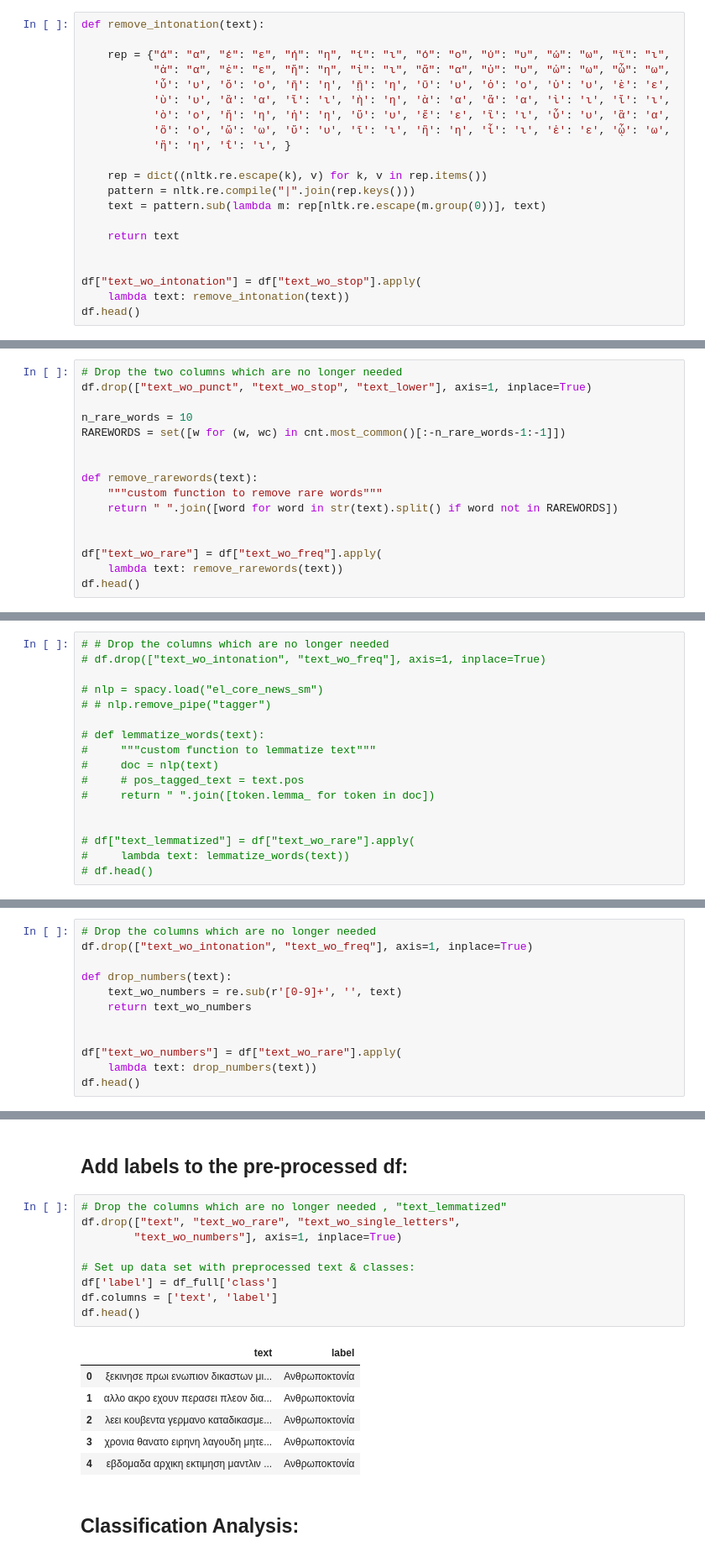
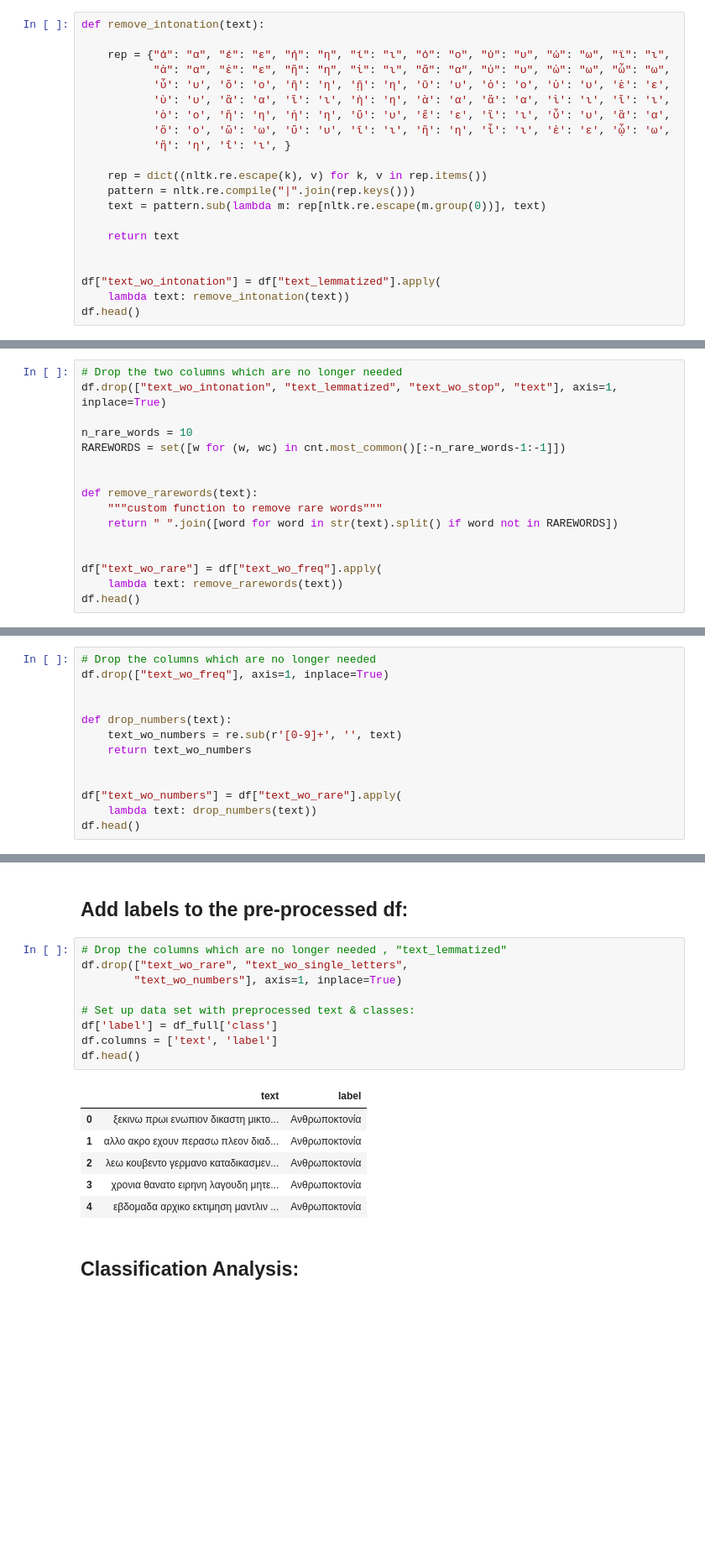
Before and after one commit to openlabathens/article-classification, a Jupyter notebook: article_classification.ipynb, the cells around one changed output, grey strips where cells are left out. Shown: that part at 84% size. Cells and saved outputs as stored; diff of their text form; blank space fills up the shorter version.

```diff
--- a/article_classification.ipynb
+++ b/article_classification.ipynb
@@ -141,7 +174,7 @@ def remove_intonation(text):
     return text
 
 
-df["text_wo_intonation"] = df["text_wo_stop"].apply(
+df["text_wo_intonation"] = df["text_lemmatized"].apply(
     lambda text: remove_intonation(text))
 df.head()
 # %% [output]
@@ -218,6 +249,6 @@ cnt.most_common()[:-10-1:-1]
 # %%
 # Drop the two columns which are no longer needed
-df.drop(["text_wo_punct", "text_wo_stop", "text_lower"], axis=1, inplace=True)
+df.drop(["text_wo_intonation", "text_lemmatized", "text_wo_stop", "text"], axis=1, inplace=True)
 
 n_rare_words = 10
 RAREWORDS = set([w for (w, wc) in cnt.most_common()[:-n_rare_words-1:-1]])
@@ -243,17 +274,13 @@ df.head()
 # %%
-# # Drop the columns which are no longer needed
-# df.drop(["text_wo_intonation", "text_wo_freq"], axis=1, inplace=True)
-
-# nlp = spacy.load("el_core_news_sm")
-# # nlp.remove_pipe("tagger")
-
-# def lemmatize_words(text):
-#     """custom function to lemmatize text"""
-#     doc = nlp(text)
-#     # pos_tagged_text = text.pos
-#     return " ".join([token.lemma_ for token in doc])
+# Drop the columns which are no longer needed
+df.drop(["text_wo_freq"], axis=1, inplace=True)
 
 
-# df["text_lemmatized"] = df["text_wo_rare"].apply(
-#     lambda text: lemmatize_words(text))
-# df.head()
+def drop_numbers(text):
+    text_wo_numbers = re.sub(r'[0-9]+', '', text)
+    return text_wo_numbers
+
+
+df["text_wo_numbers"] = df["text_wo_rare"].apply(
+    lambda text: drop_numbers(text))
+df.head()
@@ -262,12 +293,0 @@ df.head()
-# %%
-# Drop the columns which are no longer needed
-df.drop(["text_wo_intonation", "text_wo_freq"], axis=1, inplace=True)
-
-def drop_numbers(text):
-    text_wo_numbers = re.sub(r'[0-9]+', '', text)
-    return text_wo_numbers
-
-
-df["text_wo_numbers"] = df["text_wo_rare"].apply(
-    lambda text: drop_numbers(text))
-df.head()
@@ -317,20 +334,20 @@ df.head()
 ## Add labels to the pre-processed df:
 # %%
 # Drop the columns which are no longer needed , "text_lemmatized"
-df.drop(["text", "text_wo_rare", "text_wo_single_letters",
+df.drop(["text_wo_rare", "text_wo_single_letters",
         "text_wo_numbers"], axis=1, inplace=True)
 
 # Set up data set with preprocessed text & classes:
 df['label'] = df_full['class']
 df.columns = ['text', 'label']
 df.head()
 # %% [output]
 |  | text | label |
-| 0 | ξεκινησε πρωι ενωπιον δικαστων μι... | Ανθρωποκτονία |
-| 1 | αλλο ακρο εχουν περασει πλεον δια... | Ανθρωποκτονία |
-| 2 | λεει κουβεντα γερμανο καταδικασμε... | Ανθρωποκτονία |
+| 0 | ξεκινω πρωι ενωπιον δικαστη μικτο... | Ανθρωποκτονία |
+| 1 | αλλο ακρο εχουν περασω πλεον διαδ... | Ανθρωποκτονία |
+| 2 | λεω κουβεντο γερμανο καταδικασμεν... | Ανθρωποκτονία |
 | 3 | χρονια θανατο ειρηνη λαγουδη μητε... | Ανθρωποκτονία |
-| 4 | εβδομαδα αρχικη εκτιμηση μαντλιν ... | Ανθρωποκτονία |
+| 4 | εβδομαδα αρχικο εκτιμηση μαντλιν ... | Ανθρωποκτονία |
 # %% [markdown]
 ## Classification Analysis:
 # %%
```
Also changed, not shown: parts of 53 cells of this notebook.
